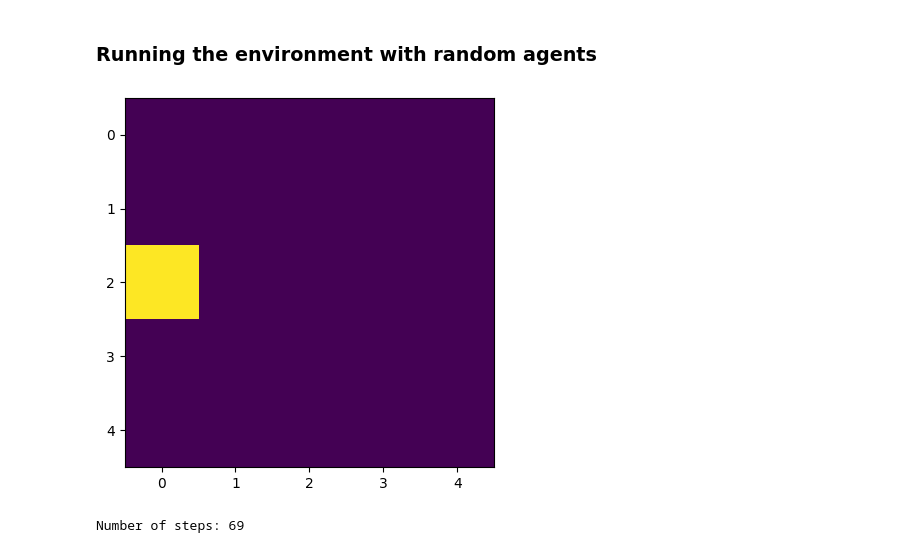
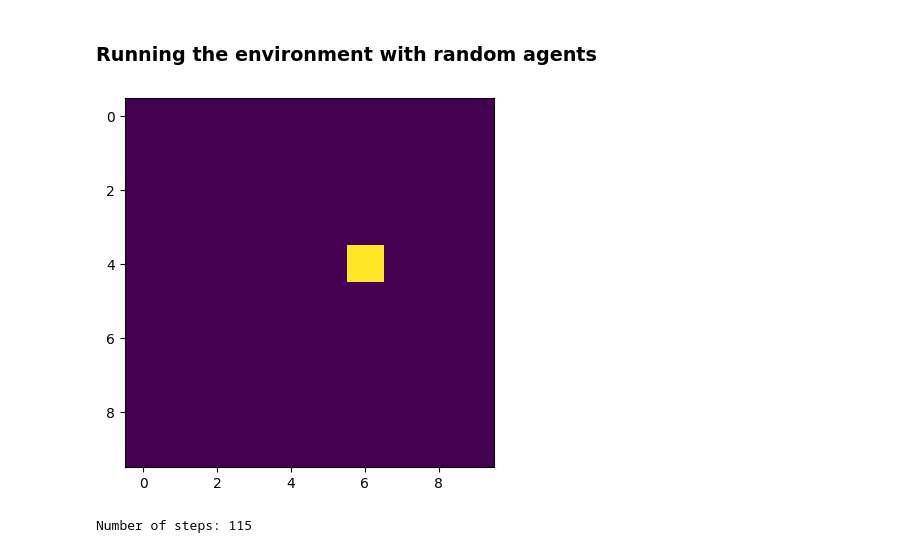
Before and after one commit to cleversonahum/ray_minicourse, a Jupyter notebook: lesson_3/1-exploring_multi_agent_environment.ipynb, the cells around one changed output. Drawn from its saved outputs; the diff is of its cells as text; code cells hidden in the pictures.

```diff
--- a/lesson_3/1-exploring_multi_agent_environment.ipynb
+++ b/lesson_3/1-exploring_multi_agent_environment.ipynb
@@ -210,19 +238,19 @@ class RobotsMeeting(
 # %% [markdown]
 ### Running the environment with random agents
 # %%
-env = RobotsMeeting(scenario_size=5, render=True)
+env = RobotsMeeting(scenario_size=10, render=True)
 continue_episode = True
 number_steps = 0
 while continue_episode:
     actions = env.action_space.sample()
     obs, reward, terminated, truncated, info = env.step(actions)
     number_steps += 1
     env.render()
     if terminated["__all__"]:
         continue_episode = False
 env.close()
 
 print("Number of steps:", number_steps)
 # %% [output]
-[figure, old version]
+[figure, new version]
-Number of steps: 69
+Number of steps: 115
```
Also changed, not shown: parts of 4 cells of this notebook, 3 other files.
